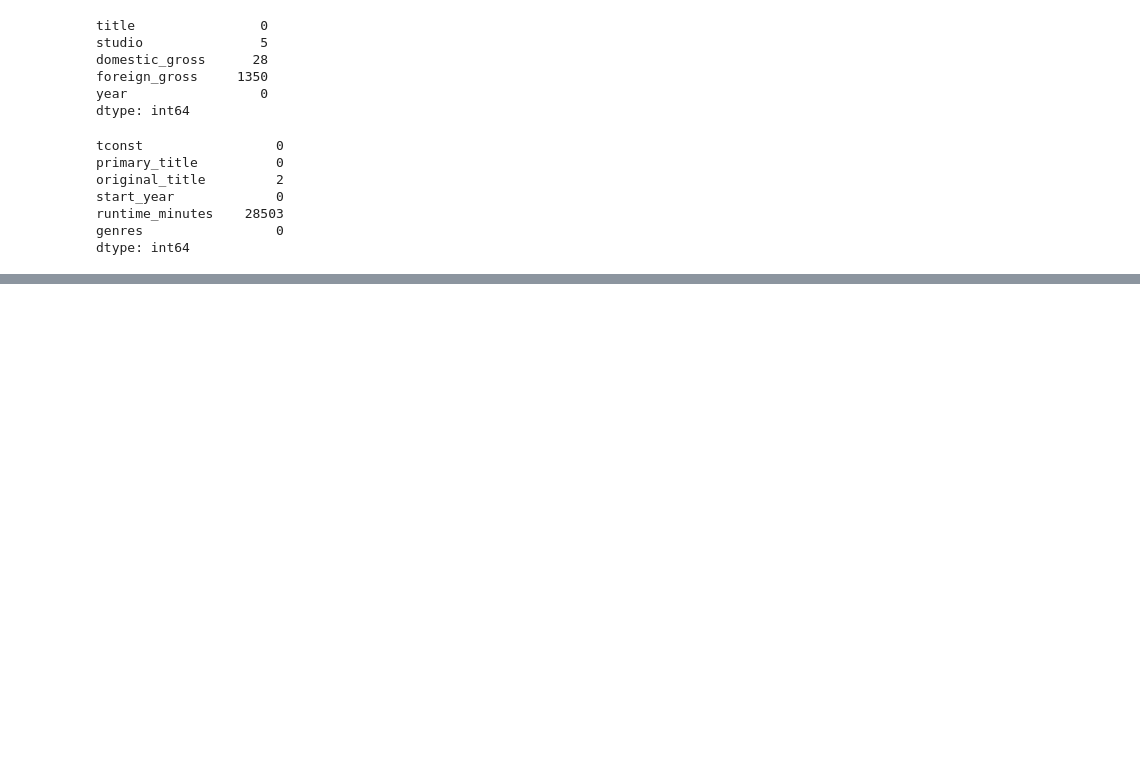
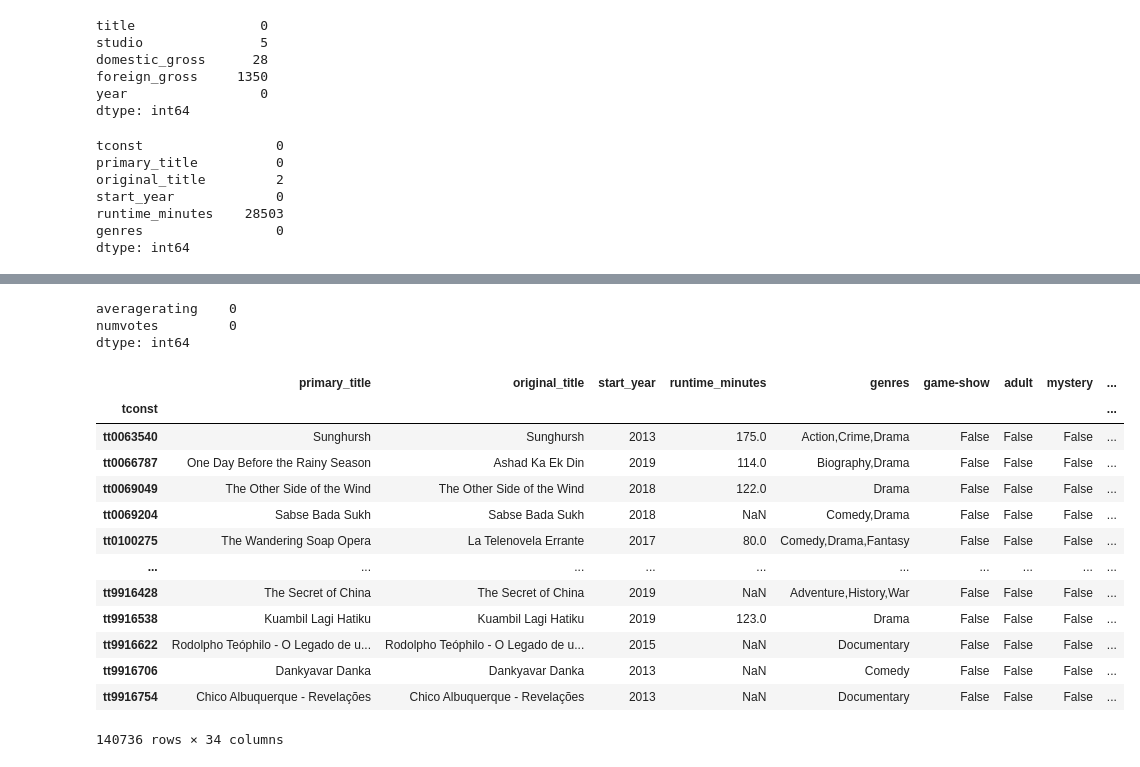
Before and after one commit to kaiuechi/flatiron-movie-analysis, a Jupyter notebook: EDA.ipynb, the cells around one changed output, grey strips where cells are left out. Drawn from its saved outputs; the diff is of its cells as text; code cells hidden in the pictures; blank space fills up the shorter version.

```diff
--- a/EDA.ipynb
+++ b/EDA.ipynb
@@ -234,3 +356,32 @@ imdb_basic
 140736 rows × 33 columns
 # %%
 #nice
+# %%
+#setup to join tables
+imdb_basic.set_index('tconst', inplace=True)
+imdb_ratings.set_index('tconst', inplace=True)
+# %%
+imdb_ratings.isna().sum()
+# %% [output]
+averagerating    0
+numvotes         0
+dtype: int64
+# %%
+#doing a left join since ratings is half the size of basic and i'd rather not dump all that out just yet
+df = imdb_basic.join(imdb_ratings, how='left')
+df
+# %% [output]
+|  | primary_title | original_title | start_year | runtime_minutes | genres | game-show | adult | mystery | ... |
+| tconst |  |  |  |  |  |  |  |  | ... |
+| tt0063540 | Sunghursh | Sunghursh | 2013 | 175.0 | Action,Crime,Drama | False | False | False | ... |
+| tt0066787 | One Day Before the Rainy Season | Ashad Ka Ek Din | 2019 | 114.0 | Biography,Drama | False | False | False | ... |
+| tt0069049 | The Other Side of the Wind | The Other Side of the Wind | 2018 | 122.0 | Drama | False | False | False | ... |
+| tt0069204 | Sabse Bada Sukh | Sabse Bada Sukh | 2018 | NaN | Comedy,Drama | False | False | False | ... |
+| tt0100275 | The Wandering Soap Opera | La Telenovela Errante | 2017 | 80.0 | Comedy,Drama,Fantasy | False | False | False | ... |
+| ... | ... | ... | ... | ... | ... | ... | ... | ... | ... |
+| tt9916428 | The Secret of China | The Secret of China | 2019 | NaN | Adventure,History,War | False | False | False | ... |
+| tt9916538 | Kuambil Lagi Hatiku | Kuambil Lagi Hatiku | 2019 | 123.0 | Drama | False | False | False | ... |
+| tt9916622 | Rodolpho Teóphilo - O Legado de u... | Rodolpho Teóphilo - O Legado de u... | 2015 | NaN | Documentary | False | False | False | ... |
+| tt9916706 | Dankyavar Danka | Dankyavar Danka | 2013 | NaN | Comedy | False | False | False | ... |
+| tt9916754 | Chico Albuquerque - Revelações | Chico Albuquerque - Revelações | 2013 | NaN | Documentary | False | False | False | ... |
+140736 rows × 34 columns
```
Also changed, not shown: parts of 38 cells of this notebook, 1 other file.
